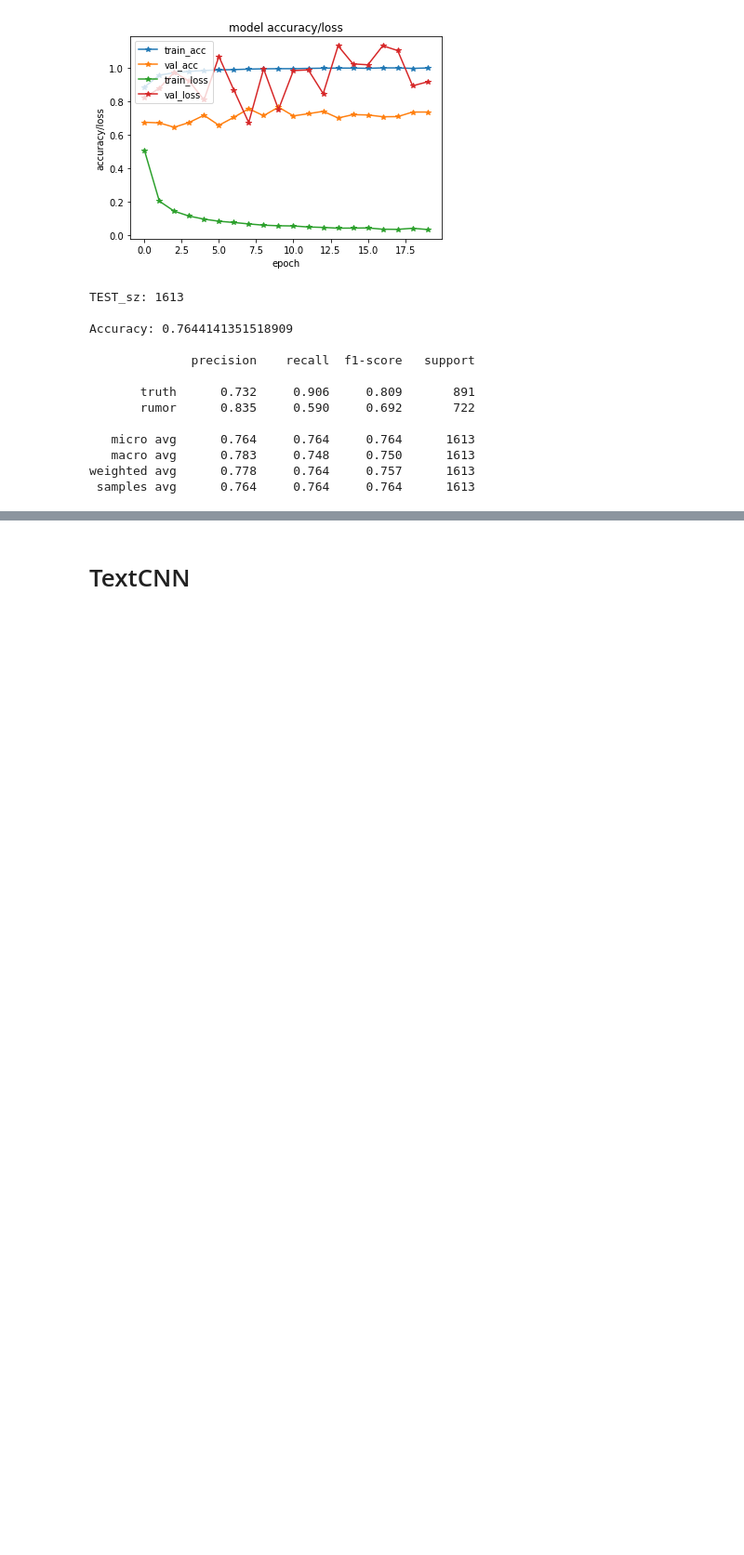
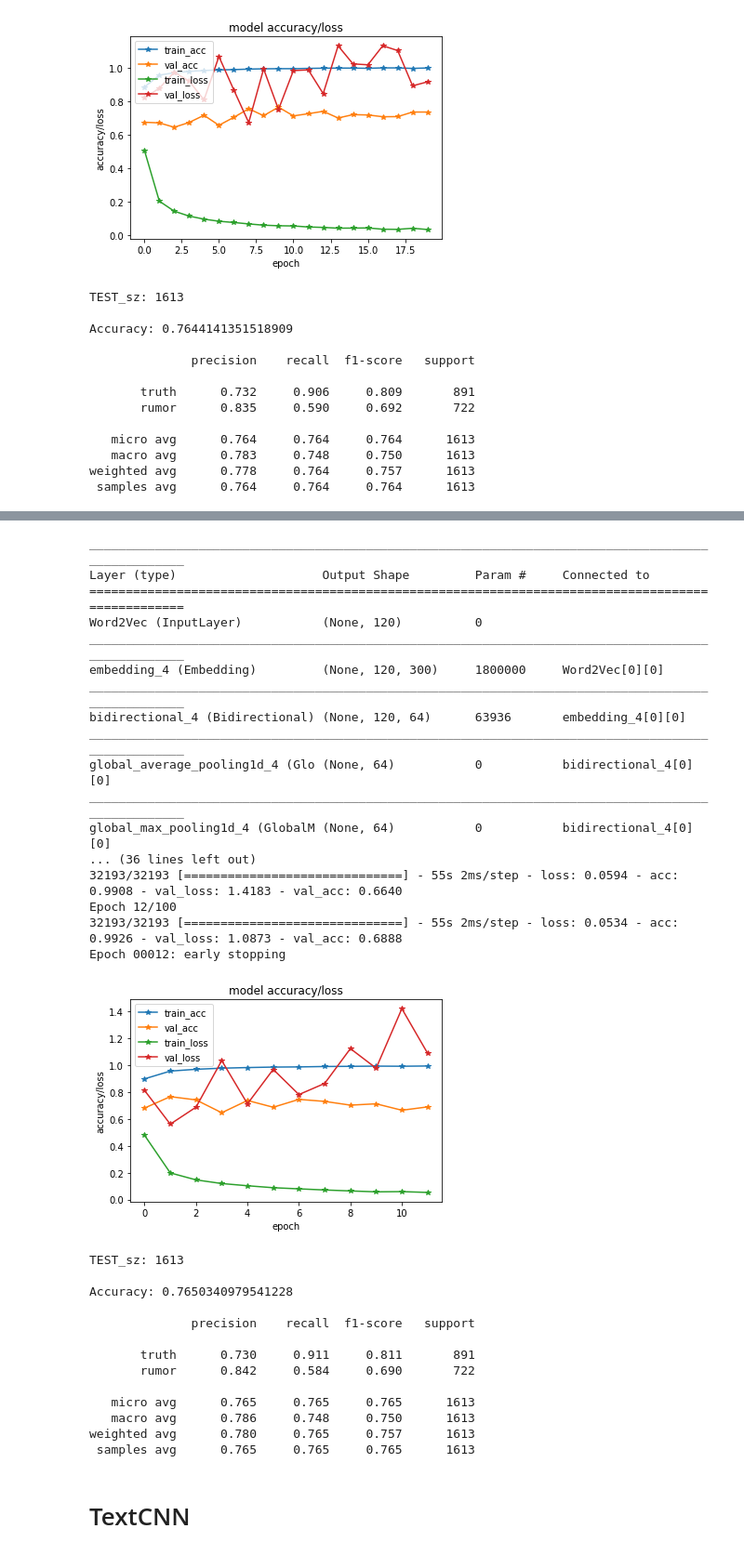
Before and after one commit to RMSnow/MM-Course, a Jupyter notebook: zhangxueyao/models/text-models.ipynb, the cells around one changed output, grey strips where cells are left out. Shown at 93% size. Cells and saved outputs as stored; diff of their text form; code cells hidden in the pictures; blank space fills up the shorter version.

```diff
--- a/zhangxueyao/models/text-models.ipynb
+++ b/zhangxueyao/models/text-models.ipynb
@@ -226,3 +239,47 @@ KeyboardInterrupt:
+# %%
+# 1.修改输入数据
+X_train = [train_we]
+X_test = [test_we]
+
+# 2.修改model
+model = BiGRU(max_sequence_length=120, embedding_matrix=we_emb_matrix).model
+
+# 3.修改model_name、超参数
+train(model, model_name='BiGRU5',
+      train_data=X_train, test_data=X_test,
+      train_label=y_train, test_label=y_test, epochs=100, batch_size=128)
+# %% [output]
+__________________________________________________________________________________________________
+Layer (type)                    Output Shape         Param #     Connected to
+==================================================================================================
+Word2Vec (InputLayer)           (None, 120)          0
+__________________________________________________________________________________________________
+embedding_4 (Embedding)         (None, 120, 300)     1800000     Word2Vec[0][0]
+__________________________________________________________________________________________________
+bidirectional_4 (Bidirectional) (None, 120, 64)      63936       embedding_4[0][0]
+__________________________________________________________________________________________________
+global_average_pooling1d_4 (Glo (None, 64)           0           bidirectional_4[0][0]
+__________________________________________________________________________________________________
+global_max_pooling1d_4 (GlobalM (None, 64)           0           bidirectional_4[0][0]
+... (36 lines left out)
+32193/32193 [==============================] - 55s 2ms/step - loss: 0.0594 - acc: 0.9908 - val_loss: 1.4183 - val_acc: 0.6640
+Epoch 12/100
+32193/32193 [==============================] - 55s 2ms/step - loss: 0.0534 - acc: 0.9926 - val_loss: 1.0873 - val_acc: 0.6888
+Epoch 00012: early stopping
+[figure, added]
+TEST_sz: 1613
+
+Accuracy: 0.7650340979541228
+
+              precision    recall  f1-score   support
+
+       truth      0.730     0.911     0.811       891
+       rumor      0.842     0.584     0.690       722
+
+   micro avg      0.765     0.765     0.765      1613
+   macro avg      0.786     0.748     0.750      1613
+weighted avg      0.780     0.765     0.757      1613
+ samples avg      0.765     0.765     0.765      1613
 # %% [markdown]
 # TextCNN
 # %%
```
Also changed, not shown: parts of 3 cells of this notebook, 4 other files.
